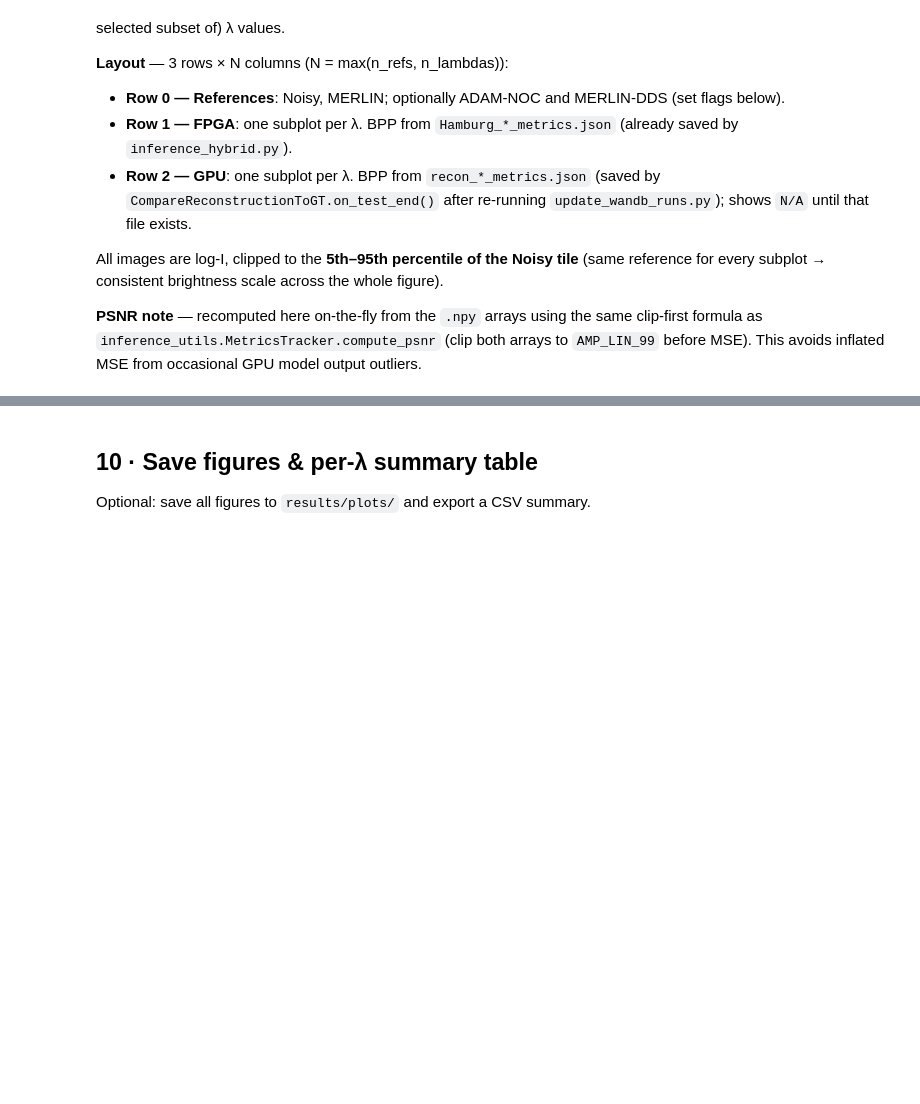
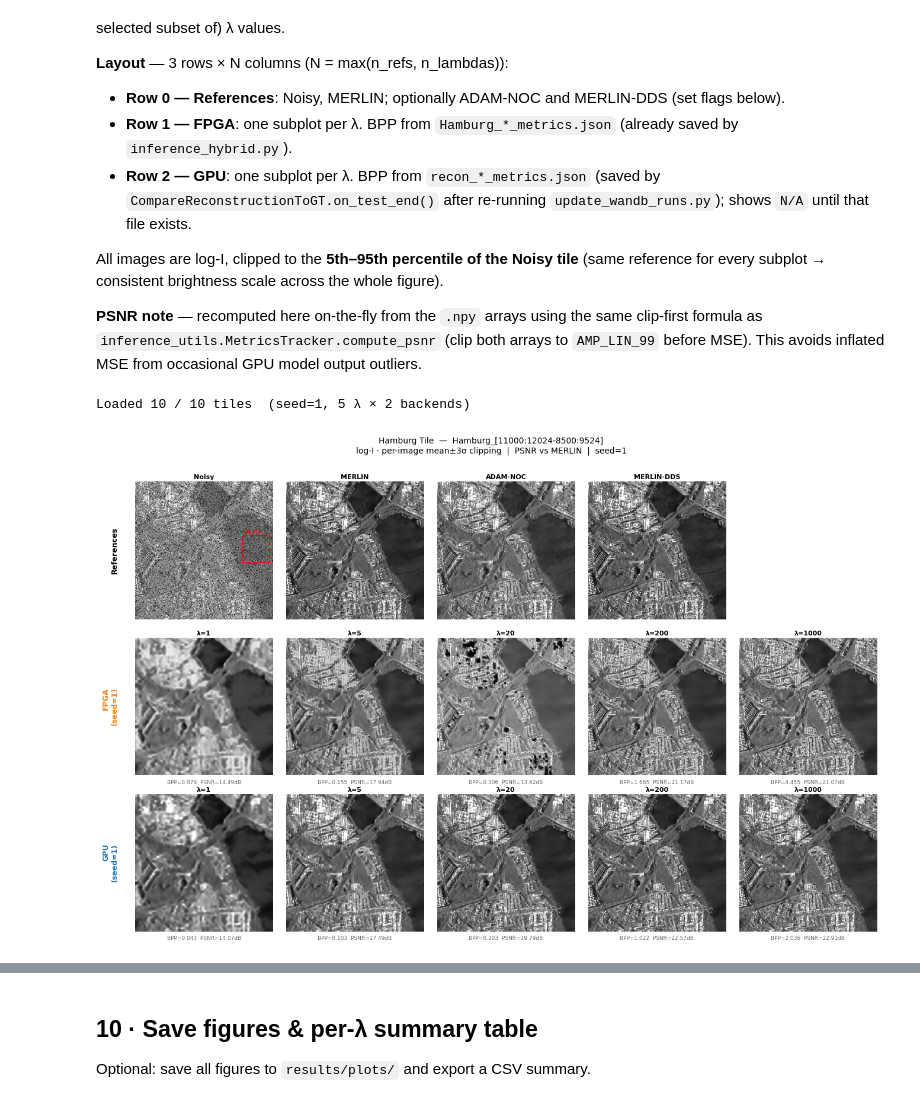
Before and after one commit to CedricLeon/SAR_DDC_FPGA, a Jupyter notebook: notebooks/compare_gpu_fpga.ipynb, the cells around one changed output, grey strips where cells are left out. Saved outputs shown, nothing was run; the diff lists cells and outputs as text; code cells hidden in the pictures; blank space fills up the shorter version.

```diff
--- a/notebooks/compare_gpu_fpga.ipynb
+++ b/notebooks/compare_gpu_fpga.ipynb
@@ -645,8 +775,12 @@ SEED_FOR_VIS = 1         # which seed's images to display
 
 SHOW_ADAM_NOC   = True  # set True to add ADAM-NOC column in reference row
 SHOW_MERLIN_DDS = True  # set True to add MERLIN-DDS column in reference row
+SHOW_ENL_ROI    = True  # set True to overlay the ENL ROI rectangle on the Noisy panel
 
 REFS_DIR = ROOT_DIR / "data" / "visualization" / TILE_NAME
+
+# ENL ROI: rows 800-1000, cols 400-600 (water body — homogeneous region)
+_ENL_ROI_R0, _ENL_ROI_R1, _ENL_ROI_C0, _ENL_ROI_C1 = 400, 600, 800, 1000
 
 
 # ─────────────────────────────────────────────────────────────────────────────
@@ -782,30 +916,46 @@ def _show(ax: plt.Axes, logI: np.ndarray, title: str,
 
 # ── Row 0: References ─────────────────────────────────────────────────────────
 for ci, (ref_name, ref_linA) in enumerate(ref_panels):
     _show(axes[0, ci], _linA_to_logI(ref_linA), ref_name)
+    # Overlay ENL ROI rectangle on the Noisy panel to show the homogeneous evaluation region
+    if SHOW_ENL_ROI and ref_name == "Noisy":
+        roi_rect = Rectangle(
+            (_ENL_ROI_C0, _ENL_ROI_R0),               # (x=col, y=row)
+            _ENL_ROI_C1 - _ENL_ROI_C0,                # width
+            _ENL_ROI_R1 - _ENL_ROI_R0,                # height
+            linewidth=1.5, edgecolor="red", facecolor="none", linestyle="--",
+        )
+        axes[0, ci].add_patch(roi_rect)
+        axes[0, ci].text(
+            _ENL_ROI_C0 + 2, _ENL_ROI_R0 - 4, "ENL ROI",
+            color="red", fontsize=5.5, va="bottom",
+        )
 for ci in range(n_refs, n_cols):
     axes[0, ci].axis("off")
 
 # ── Rows 1 (FPGA) & 2 (GPU) ──────────────────────────────────────────────────
 for row_idx, backend in enumerate(["fpga", "gpu"], start=1):
     color = COLORS[backend]
     for ci, lmbda in enumerate(sel_lambdas):
         data = tile_data.get(lmbda, {}).get(backend)
         if data is None:
             axes[row_idx, ci].axis("off")
             axes[row_idx, ci].text(0.5, 0.5, "N/A", ha="center", va="center",
                                    transform=axes[row_idx, ci].transAxes, fontsize=10, color="gray")
             continue
         bpp_str  = f"{data['bpp']:.3f}" if not np.isnan(data["bpp"]) else "N/A"
         subtitle = f"BPP={bpp_str}  PSNR={data['psnr_merlin']:.2f}dB"
         _show(axes[row_idx, ci], data["logI"], f"λ={int(lmbda)}", subtitle, border_color=color)
     for ci in range(n_lam, n_cols):
         axes[row_idx, ci].axis("off")
 
 fig.suptitle(
     f"Hamburg Tile  —  {TILE_NAME}\n"
     f"log-I · per-image mean±3σ clipping  |  PSNR vs MERLIN  |  seed={SEED_FOR_VIS}",
     fontsize=10, y=1.01,
 )
 plt.tight_layout(h_pad=1.2, w_pad=0.3)
 plt.show()
+# %% [output]
+Loaded 10 / 10 tiles  (seed=1, 5 λ × 2 backends)
+[figure, added]
```
Also changed, not shown: parts of 14 cells of this notebook, 1 other file.
